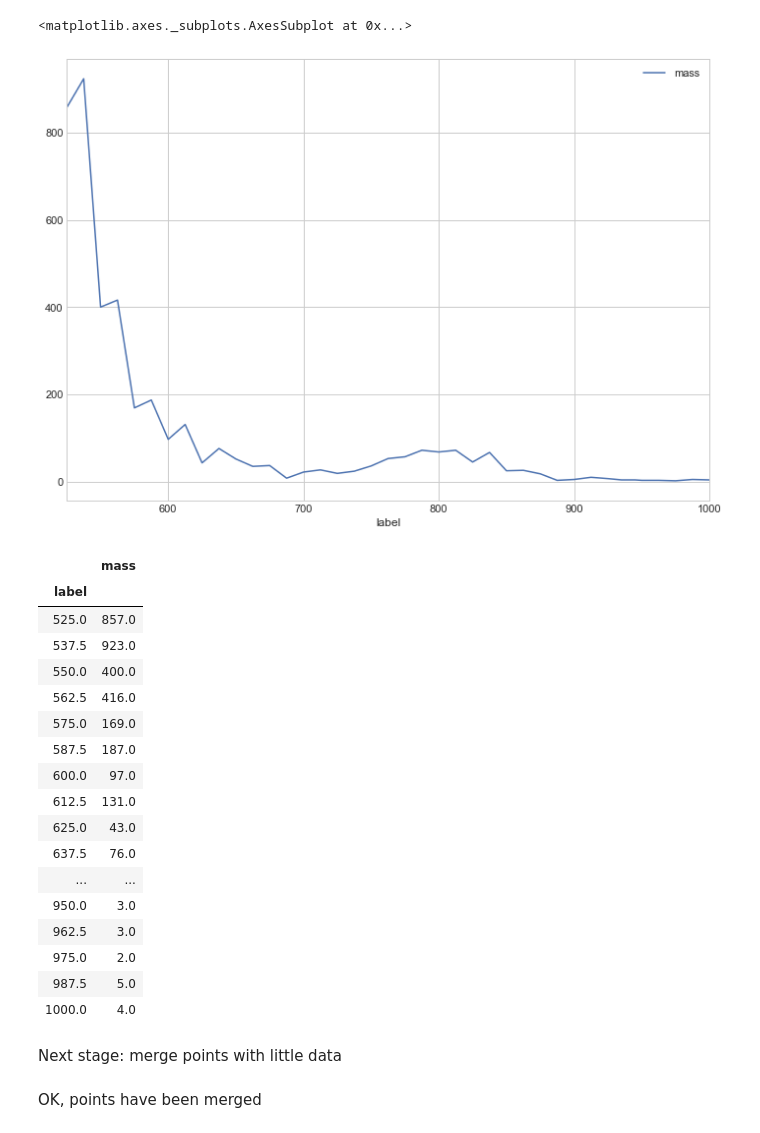
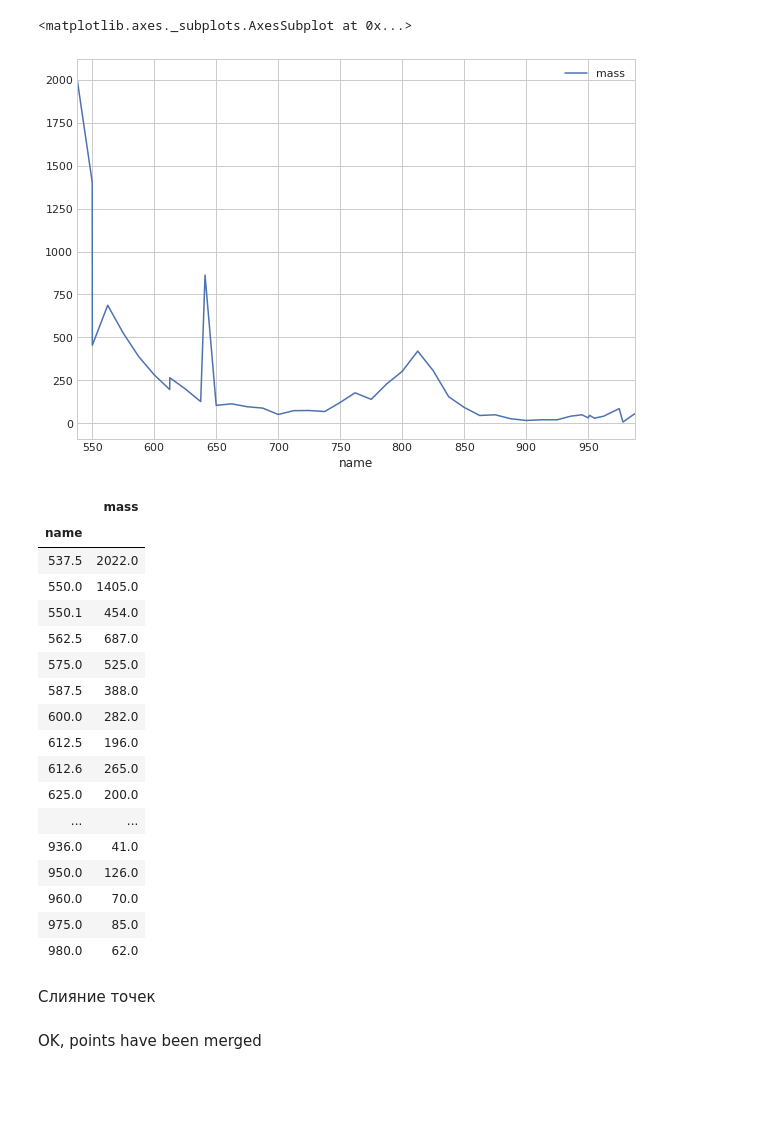
Before and after one commit to nikita-p/research, a Jupyter notebook: uproot/Analysis.ipynb, the cells around one changed output. Saved outputs shown, nothing was run; the diff lists cells and outputs as text; code cells hidden in the pictures; blank space fills up the shorter version.

```diff
--- a/uproot/Analysis.ipynb
+++ b/uproot/Analysis.ipynb
@@ -97,3 +101,5 @@ data.groupby('trigger').agg({'mass':np.size})
+# %%
+data.drop(['procedure'], axis=1, inplace=True)
 # %%
 data.head()
 # %% [output]
@@ -107 +114,8 @@ data.head()
+# %%
+lum = pd.read_csv(f'../inputs/{year}/lum.dat')
+lum.rename({'label': 'name'}, axis=1, inplace=True)
+if 'err' in lum.columns:
+    lum.drop(['err'], axis=1, inplace=True) #ошибка светимостей уходит в систематику
+
+lum = lum.sort_values(by='name')
 # %%
@@ -135,2 +129,0 @@ Join luminosity to data file
-# %%
-data = data.join(lum, how='inner')
@@ -148,0 +142,2 @@ See how much events in each point I have
+# %%
+data_prep = lum.merge(data, on='name')
@@ -149,28 +171,26 @@ See how much events in each point I have
 # %%
-data.groupby('label').agg({'mass':np.size}).plot()
+data_prep.groupby('name').agg({'mass':np.size}).plot()
 # %% [output]
 <matplotlib.axes._subplots.AxesSubplot at 0x...>
-[figure, old version]
+[figure, new version]
 # %%
-data.groupby('label').agg({'mass':np.size})
+data_prep.groupby('name').agg({'mass':np.size})
 # %% [output]
 |  | mass |
-| label |  |
-| 525.0 | 857.0 |
-| 537.5 | 923.0 |
-| 550.0 | 400.0 |
-| 562.5 | 416.0 |
-| 575.0 | 169.0 |
-| 587.5 | 187.0 |
-| 600.0 | 97.0 |
-| 612.5 | 131.0 |
-| 625.0 | 43.0 |
-| 637.5 | 76.0 |
+| name |  |
+| 537.5 | 2022.0 |
+| 550.0 | 1405.0 |
+| 550.1 | 454.0 |
+| 562.5 | 687.0 |
+| 575.0 | 525.0 |
+| 587.5 | 388.0 |
+| 600.0 | 282.0 |
+| 612.5 | 196.0 |
+| 612.6 | 265.0 |
+| 625.0 | 200.0 |
 | ... | ... |
-| 950.0 | 3.0 |
-| 962.5 | 3.0 |
-| 975.0 | 2.0 |
-| 987.5 | 5.0 |
-| 1000.0 | 4.0 |
+| 936.0 | 41.0 |
+| 950.0 | 126.0 |
+| 960.0 | 70.0 |
+| 975.0 | 85.0 |
+| 980.0 | 62.0 |
-# %% [markdown]
-Next stage: merge points with little data
@@ -183,0 +197,2 @@ cnct = [([875., 887.5], 880), ([900., 912.5, 925.], 910), ([935., 945., 950., 96
+# %% [markdown]
+Слияние точек
```
Also changed, not shown: parts of 122 cells of this notebook, 9 other files.
